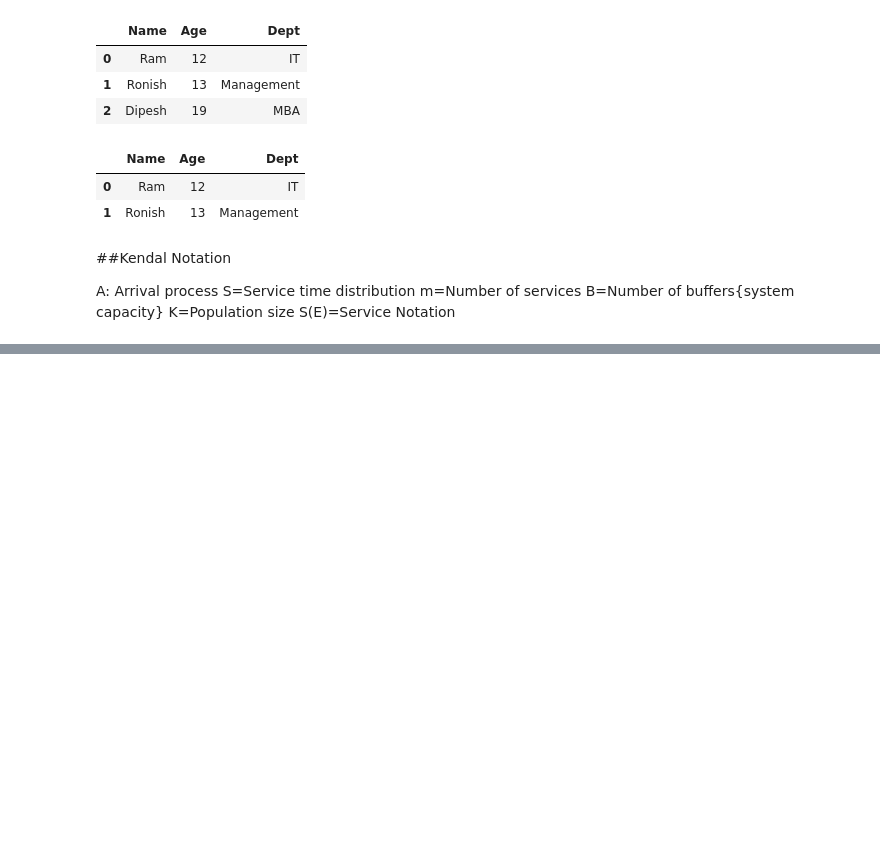
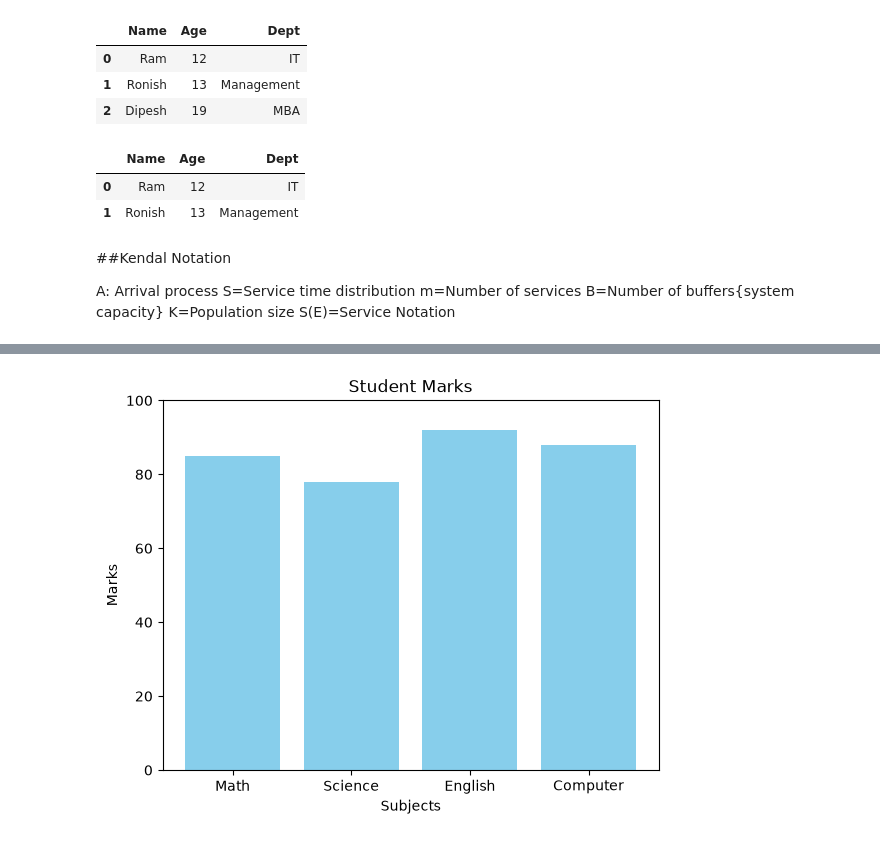
Before and after one commit to gautamdipesh39/matplotlib, a Jupyter notebook: Basic.ipynb, the cells around one changed output, grey strips where cells are left out. Cells and saved outputs as stored; diff of their text form; code cells hidden in the pictures; blank space fills up the shorter version.

```diff
--- a/Basic.ipynb
+++ b/Basic.ipynb
@@ -77,0 +96,15 @@ S(E)=Service Notation
+# %%
+import matplotlib.pyplot as plt
+
+subjects = ["Math", "Science", "English", "Computer"]
+marks = [85, 78, 92, 88]
+
+plt.bar(subjects, marks, color="skyblue")
+plt.title("Student Marks")
+plt.xlabel("Subjects")
+plt.ylabel("Marks")
+plt.ylim(0, 100)
+
+plt.show()
+# %% [output]
+[figure, added]
```
Also changed, not shown: parts of 4 cells of this notebook, 3 other files.
